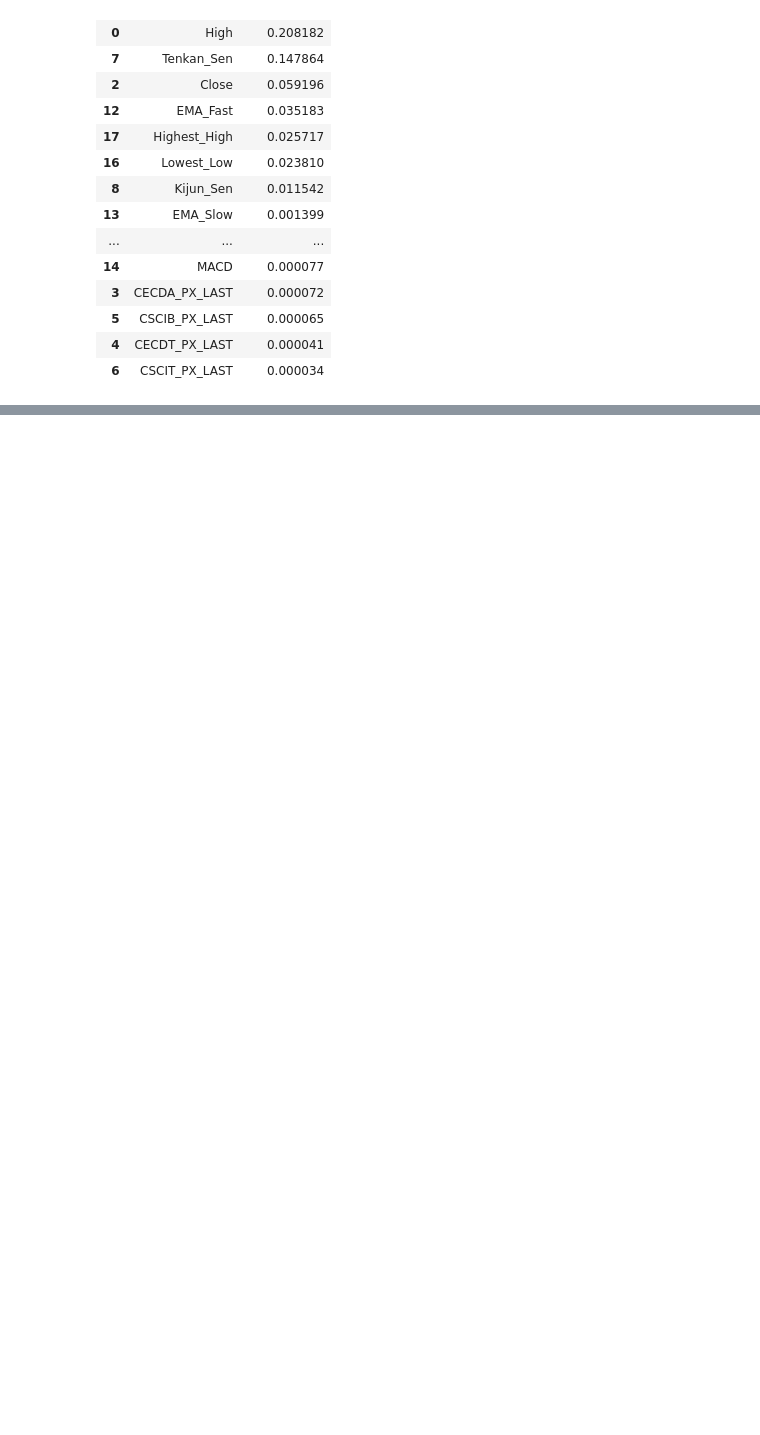
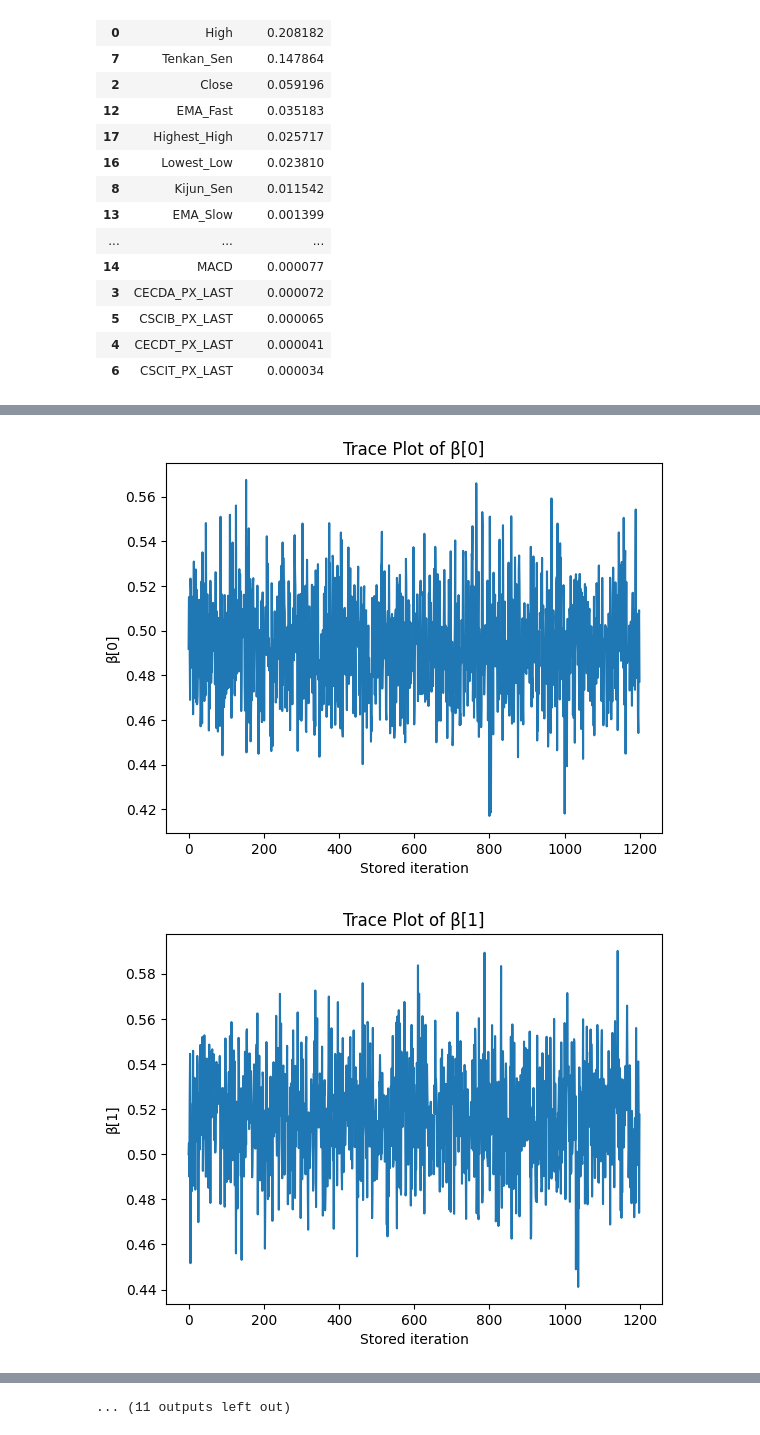
Before and after one commit to imcoddington/Coffee-Commodities, a Jupyter notebook: Data_work.ipynb, the cells around one changed output, grey strips where cells are left out. Drawn from its saved outputs; the diff is of its cells as text; code cells hidden in the pictures; blank space fills up the shorter version.

```diff
--- a/Data_work.ipynb
+++ b/Data_work.ipynb
@@ -429,0 +497,12 @@ plt.show()
+# %%
+# trace plots for all beta's
+for j in range(samples["beta"].shape[1]):
+    plt.figure()
+    plt.plot(samples["beta"][:, j])
+    plt.title(f"Trace Plot of β[{j}]")
+    plt.xlabel("Stored iteration")
+    plt.ylabel(f"β[{j}]")
+    plt.show()
+# %% [output]
+[figure, added]
+[figure, added]
@@ -429,0 +519 @@ plt.show()
+... (11 outputs left out)
```
Also changed, not shown: parts of 9 cells of this notebook.
